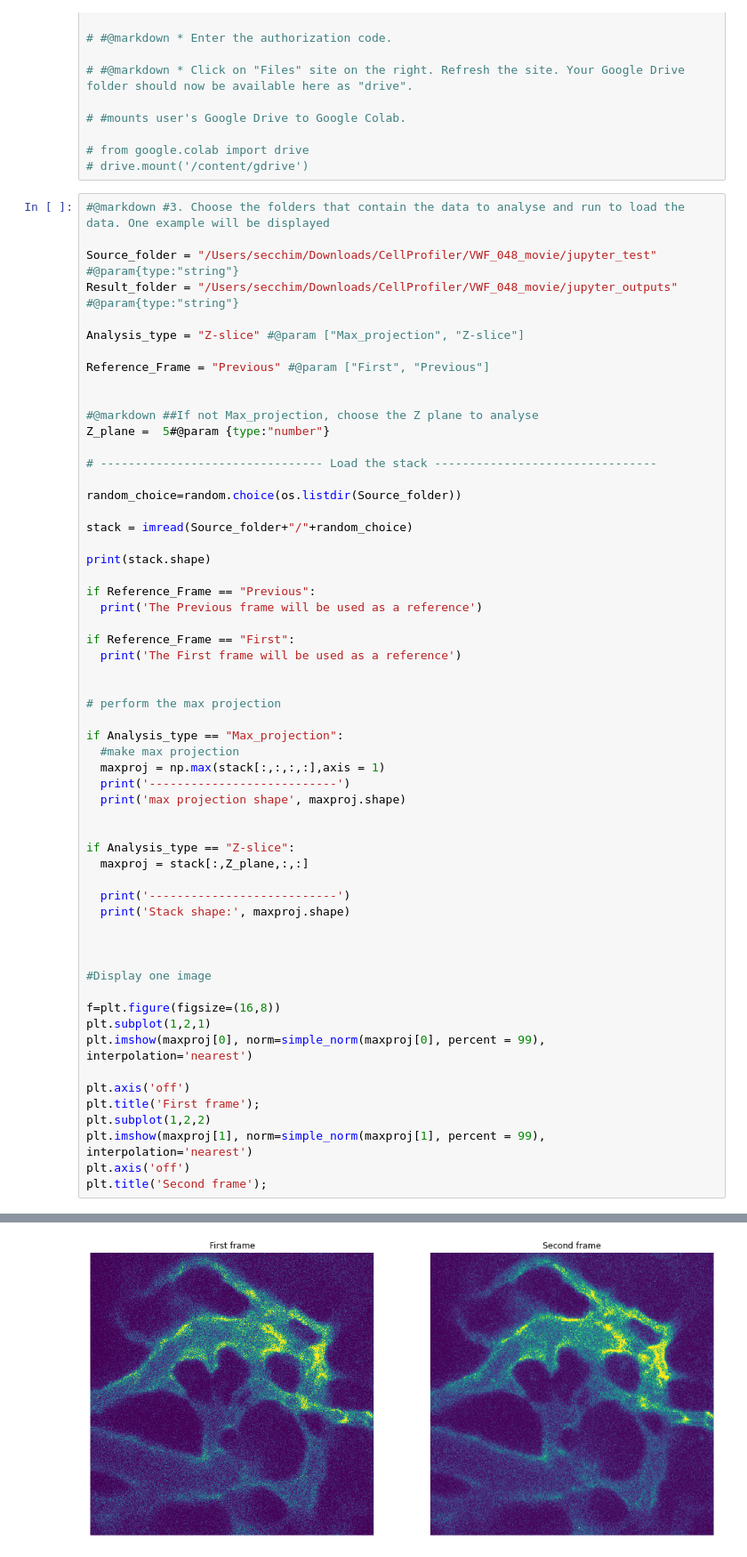
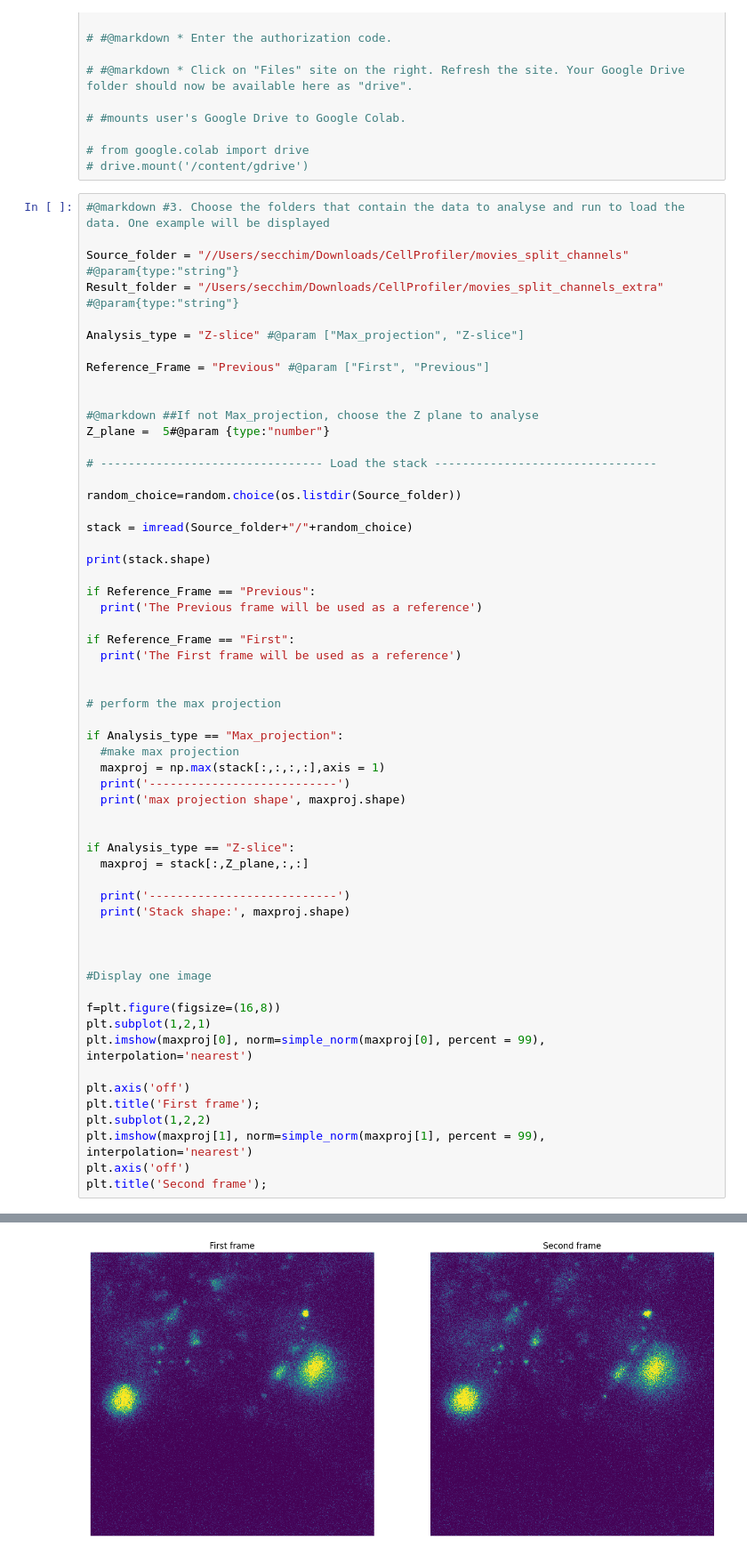
Before and after one commit to Mas515/Image_analysis, a Jupyter notebook: registration_assesment_notebook.ipynb, the cells around one changed output, grey strips where cells are left out. Shown at 89% size. Saved outputs shown, nothing was run; the diff lists cells and outputs as text.

```diff
--- a/registration_assesment_notebook.ipynb
+++ b/registration_assesment_notebook.ipynb
@@ -114,8 +101,8 @@ def norm_minmse(gt, x, normalize_gt=True):
 # %%
 #@markdown #3. Choose the folders that contain the data to analyse and run to load the data. One example will be displayed
 
-Source_folder = "/Users/secchim/Downloads/CellProfiler/VWF_048_movie/jupyter_test" #@param{type:"string"}
-Result_folder = "/Users/secchim/Downloads/CellProfiler/VWF_048_movie/jupyter_outputs" #@param{type:"string"}
+Source_folder = "//Users/secchim/Downloads/CellProfiler/movies_split_channels" #@param{type:"string"}
+Result_folder = "/Users/secchim/Downloads/CellProfiler/movies_split_channels_extra" #@param{type:"string"}
 
 Analysis_type = "Z-slice" #@param ["Max_projection", "Z-slice"]
 
@@ -177,2 +164,2 @@ Stack shape: (21, 506, 507)
-[figure, old version]
+[figure, new version]
 # %%
```
Also changed, not shown: parts of 10 cells of this notebook, 3 other files.
